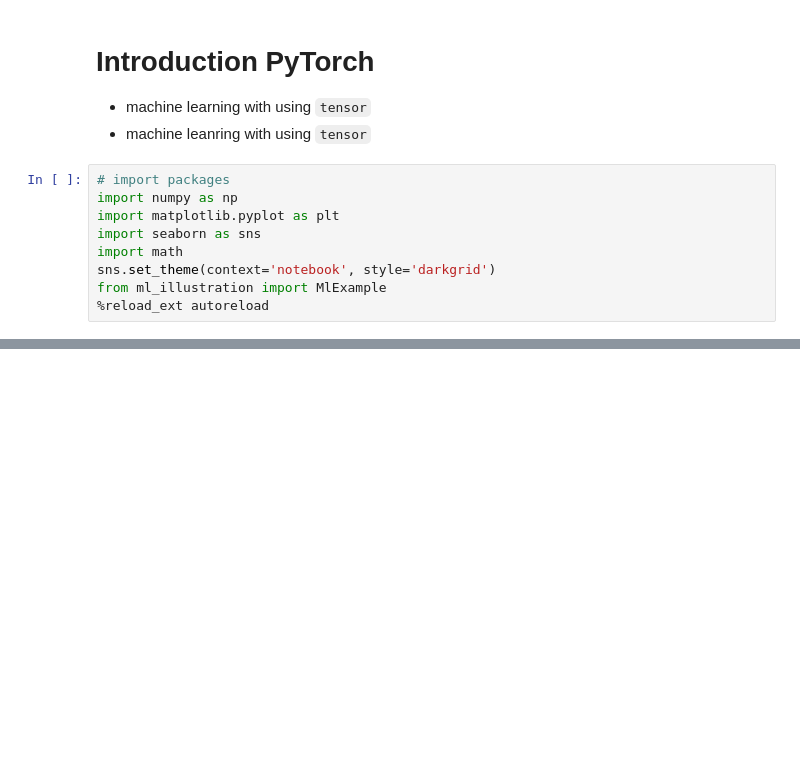
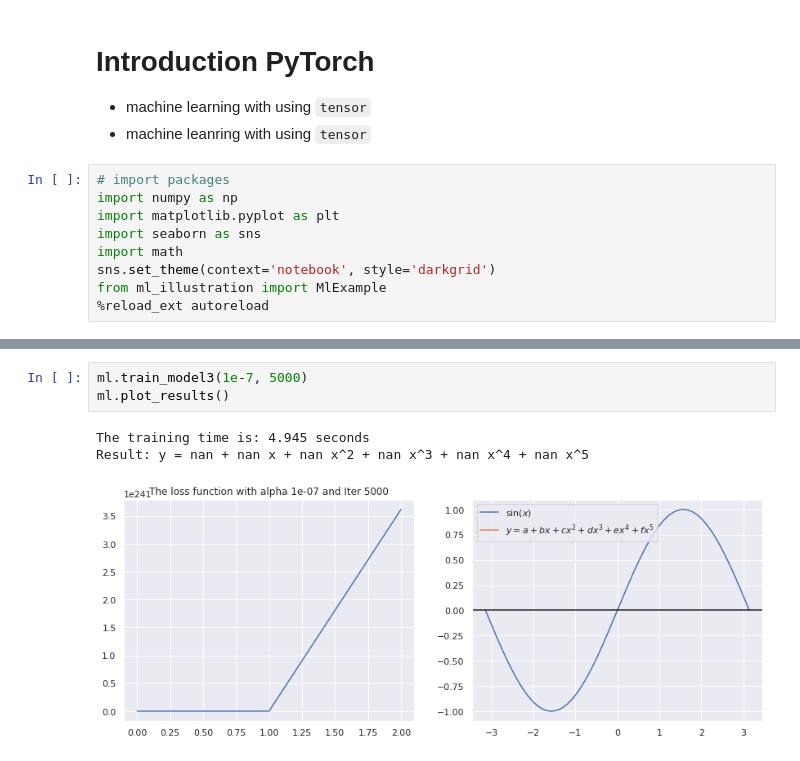
Before and after one commit to oceanumeric/ESL, a Jupyter notebook: ch0/PyTorch.ipynb, the cells around one changed output, grey strips where cells are left out. Drawn from its saved outputs; the diff is of its cells as text; blank space fills up the shorter version.

```diff
--- a/ch0/PyTorch.ipynb
+++ b/ch0/PyTorch.ipynb
@@ -23,0 +40,7 @@ Result: y = -0.04238407530278376 + 0.835264355717464 x + 0.007311958263787501 x^
+# %%
+ml.train_model3(1e-7, 5000)
+ml.plot_results()
+# %% [output]
+The training time is: 4.945 seconds
+Result: y = nan + nan x + nan x^2 + nan x^3 + nan x^4 + nan x^5
+[figure, added]
```
Also changed, not shown: parts of 8 cells of this notebook, 1 other file.
